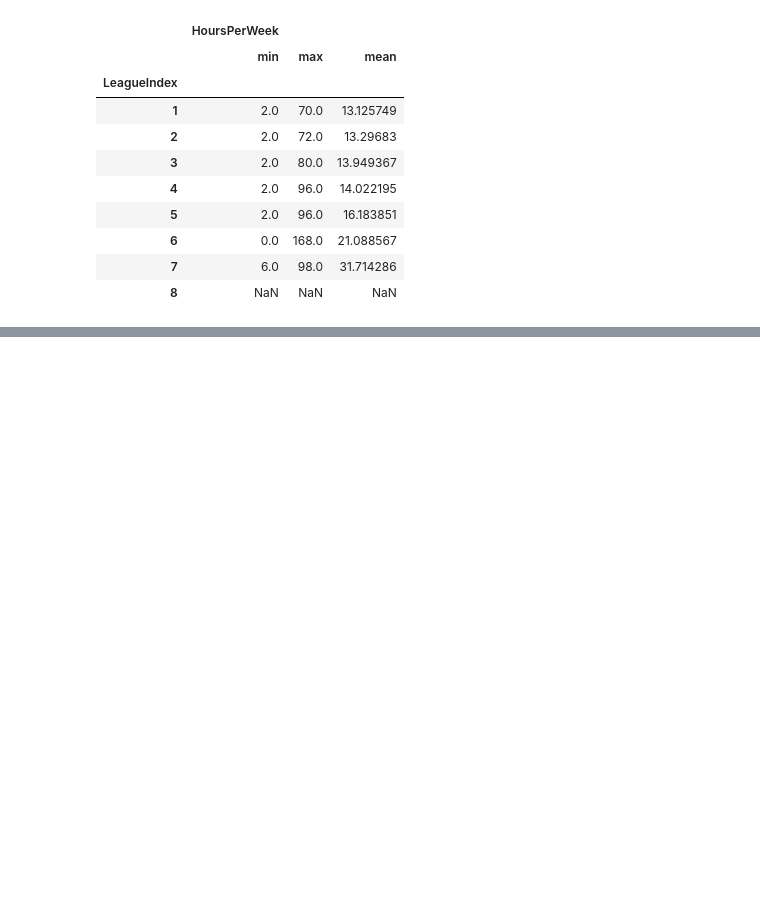
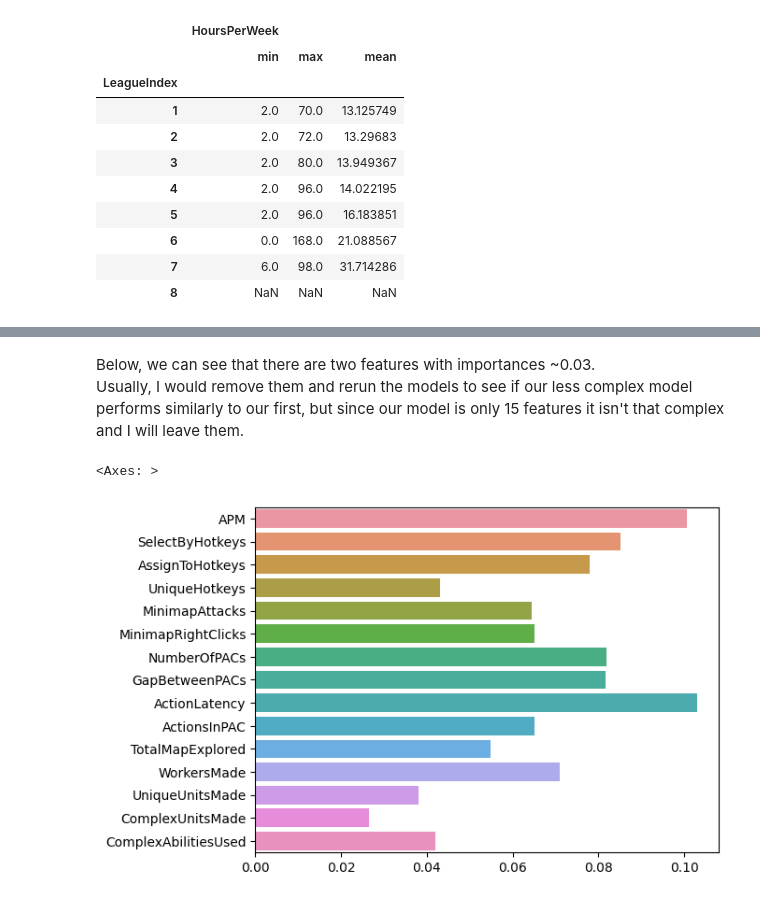
Before and after one commit to Ethan-Shapiro/EG-Starcraft-II-Project, a Jupyter notebook: notebook.ipynb, the cells around one changed output, grey strips where cells are left out. Cells and saved outputs as stored; diff of their text form; code cells hidden in the pictures; blank space fills up the shorter version.

Commit message:
Almost done with analysis and modeling

```diff
--- a/notebook.ipynb
+++ b/notebook.ipynb
@@ -374,0 +369,2 @@ sns.histplot(err)
+# %%
+df = df.drop(['HoursPerWeek', 'GameID'], axis=1)
@@ -374,0 +473,3 @@ sns.histplot(err)
+# %%
+X = df.drop(['LeagueIndex'], axis=1)
+y = df['LeagueIndex']
@@ -374,0 +514,6 @@ sns.histplot(err)
+# %%
+# Split the data into training and testing sets
+X_train, X_test, y_train, y_test = train_test_split(X, y, test_size=0.2, random_state=100)
+
+# Perform grid search for each classifier
+best_models_main = perform_experiments(X_train, X_test, y_train, y_test)
@@ -374,0 +538,3 @@ sns.histplot(err)
+# %%
+random_forest_mdl = best_models_main[1]
+confusion_matrix(random_forest_mdl.predict(X_test), y_test)
@@ -374,0 +582,7 @@ sns.histplot(err)
+# %% [markdown]
+Below, we can see that there are two features with importances ~0.03. <br> Usually, I would remove them and rerun the models to see if our less complex model performs similarly to our first, but since our model is only 15 features it isn't that complex and I will leave them.
+# %%
+sns.barplot(x=random_forest_mdl.feature_importances_, y=random_forest_mdl.feature_names_in_)
+# %% [output]
+<Axes: >
+[figure, added]
```
Also changed, not shown: parts of 69 cells of this notebook.
